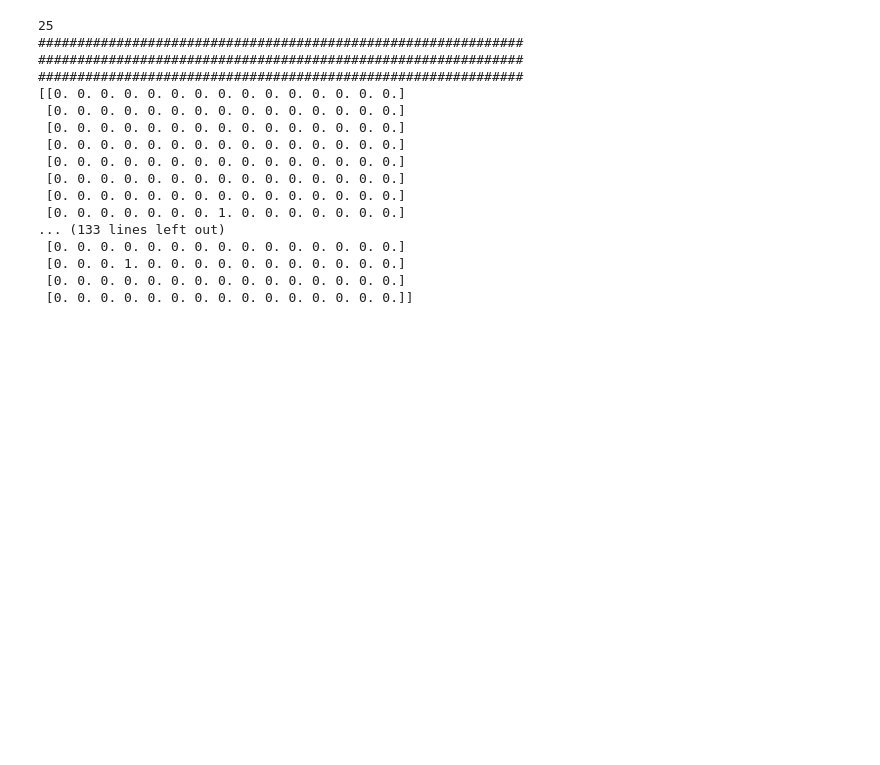
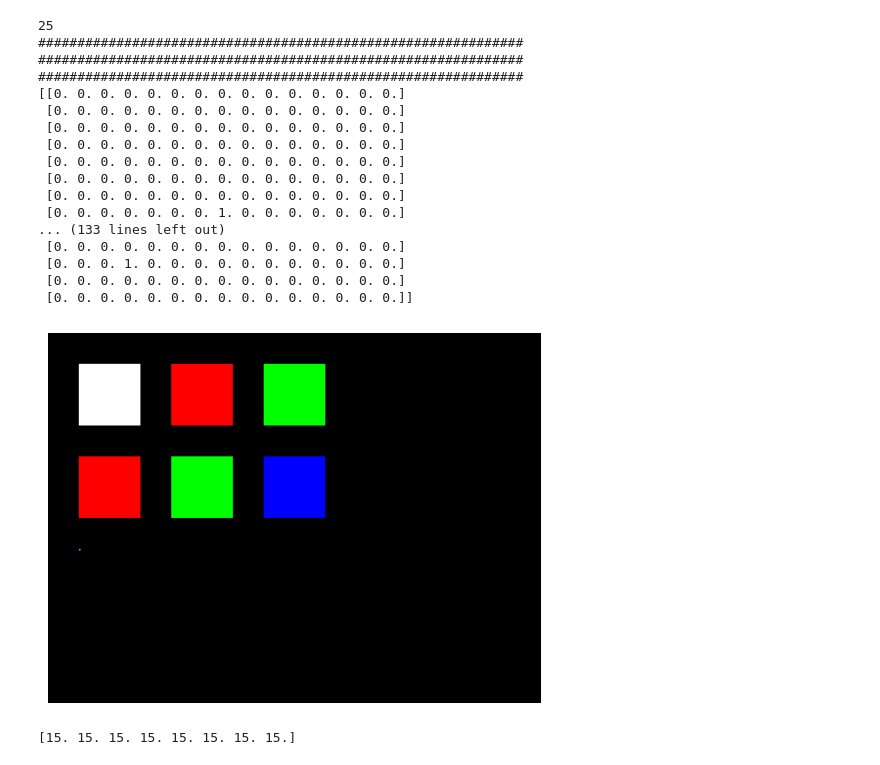
Before and after one commit to Mateo4cacheiro/PHYS4130-S25, a Jupyter notebook: p1-DLA/zekevespie/code/Stuff.ipynb, the cells around one changed output. Saved outputs shown, nothing was run; the diff lists cells and outputs as text; code cells hidden in the pictures; blank space fills up the shorter version.

```diff
--- a/p1-DLA/zekevespie/code/Stuff.ipynb
+++ b/p1-DLA/zekevespie/code/Stuff.ipynb
@@ -136,3 +114,50 @@ print((x - x0)*(x - x0) + (y - x0)*(y - x0))
  [0. 0. 0. 1. 0. 0. 0. 0. 0. 0. 0. 0. 0. 0. 0.]
  [0. 0. 0. 0. 0. 0. 0. 0. 0. 0. 0. 0. 0. 0. 0.]
  [0. 0. 0. 0. 0. 0. 0. 0. 0. 0. 0. 0. 0. 0. 0.]]
+# %%
+import numpy as np
+import matplotlib.pyplot as plt
+# Define image dimensions
+width = 800
+height = 600
+
+# Create an empty canvas (an array of zeros) with the specified dimensions
+image = np.zeros((height, width, 3), dtype=np.uint8)
+# Define colors using RGB values
+white = (255, 255, 255)
+red = (255, 0, 0)
+green = (0, 255, 0)
+blue = (0, 0, 255)
+
+# Draw basic shapes and patterns on the canvas
+image[50:150, 50:150] = white  # Draw a white square
+image[50:150, 200:300] = red   # Draw a red square
+image[50:150, 350:450] = green # Draw a green square
+
+image[200:300, 50:150] = red   # Draw a red rectangle
+image[200:300, 200:300] = green # Draw a green rectangle
+image[200:300, 350:450] = blue  # Draw a blue rectangle
+# Create a custom pattern using NumPy slicing and indexing
+pattern = np.array([[blue, white, blue],
+                    [white, blue, white],
+                    [blue, white, blue]])
+
+image[350:350+pattern.shape[0], 50:50+pattern.shape[1]] = pattern
+# Display the image using matplotlib
+plt.imshow(image)
+plt.axis('off')
+plt.show()
+
+# Save the image as a file
+#plt.imsave('custom_image.png', image)
+# %% [output]
+[figure, added]
+# %%
+arr_1 = np.zeros([8])
+i=0
+while i < 8:
+    arr_1[i] = 15
+    i+=1
+print(arr)
+# %% [output]
+[15. 15. 15. 15. 15. 15. 15. 15.]
```
Also changed, not shown: parts of 2 cells of this notebook, 2 other files.
